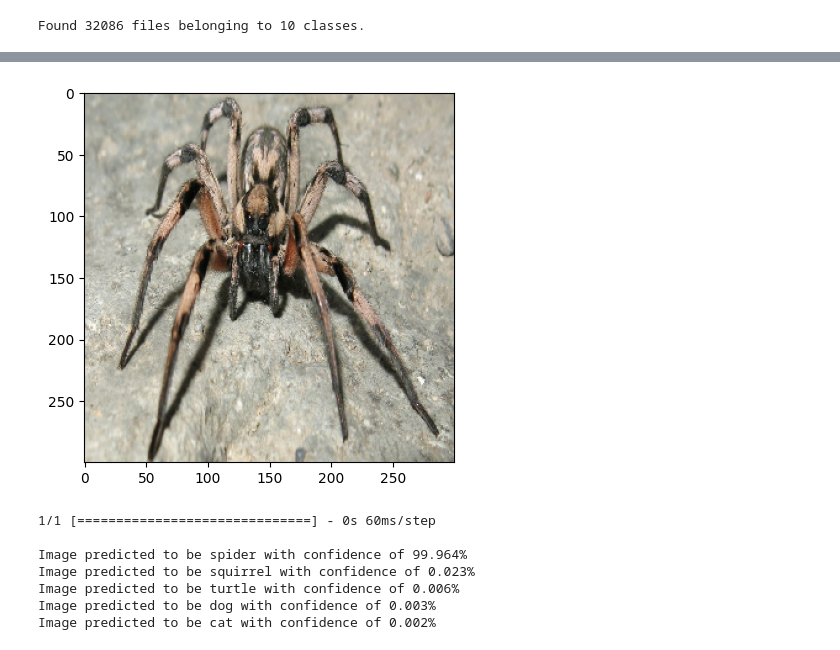
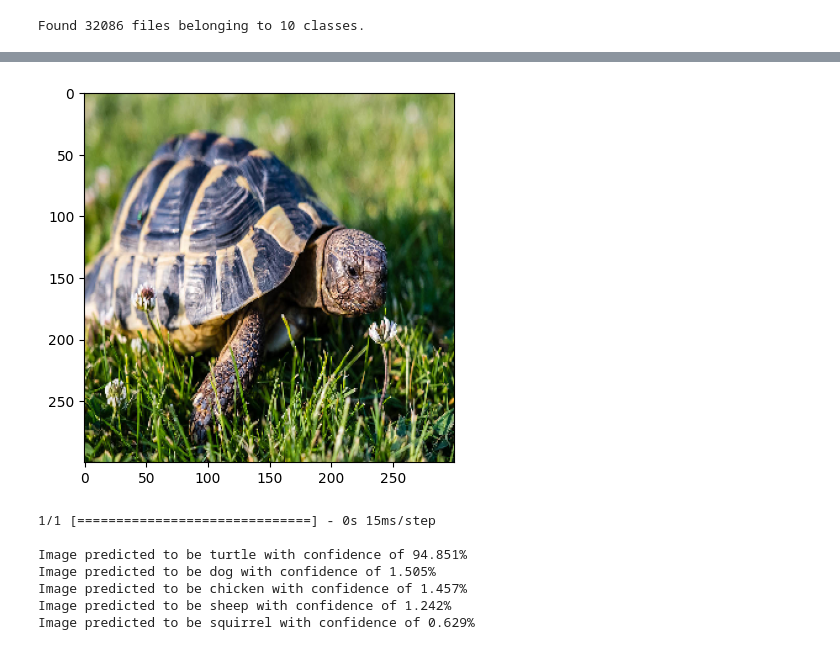
Before and after one commit to HahnFabian/CNN, a Jupyter notebook: Models/Testing_Models.ipynb, the cells around one changed output, grey strips where cells are left out. Cells and saved outputs as stored; diff of their text form; code cells hidden in the pictures.

```diff
--- a/Models/Testing_Models.ipynb
+++ b/Models/Testing_Models.ipynb
@@ -25,0 +26,3 @@ model = tf.keras.models.load_model("/Users/maxi/Library/CloudStorage/OneDrive-Pe
+# %%
+#Import pretrained cnn
+model = tf.keras.models.load_model("C:/Users/maxis/Desktop/Proseminar - CNN/Models/animals_10_69_val_accuracy.h5") #Change path with your path to pretrained model
@@ -26,27 +47,40 @@ model = tf.keras.models.load_model("/Users/maxi/Library/CloudStorage/OneDrive-Pe
+# %%
+def get_image_from_github(URL):
+    with urllib.request.urlopen(URL) as url:
+        img = tf.keras.preprocessing.image.load_img(BytesIO(url.read()), target_size=(300,300))
+    return tf.keras.preprocessing.image.img_to_array(img)
 # %%
-img = tf.keras.preprocessing.image.load_img("/Users/maxi/Library/CloudStorage/OneDrive-Persönlich/Universität/Semester 2/Proseminar KI/Images to test/spider1.jpeg", target_size=(300,300))
+#Generate predictions using new images
+img = r"https://raw.githubusercontent.com/hahnfabian/CNN/main/Images%20to%20test/turtle1.jpg" #Swap String to path from downloaded image or provide URL to image
 
-plt.imshow(img)
+try:
+    urllib.request.urlopen(img)
+    img = get_image_from_github(img)
+    plt.imshow(img.astype(np.uint8))
+except:
+    img = tf.keras.preprocessing.image.load_img(img, target_size=(300,300))
+    plt.imshow(img)
+
 plt.show()
 
 img = tf.keras.preprocessing.image.img_to_array(img)
 img = np.expand_dims(img, axis=0)
 
 prediction = model.predict(img)
 
 print()
 
 prediction_probabilities = tf.math.top_k(prediction, k=5)
 top_5_scores = prediction_probabilities.values.numpy().tolist()
 dict_class_entries = prediction_probabilities.indices.numpy().tolist()
 for label, confidence in zip(dict_class_entries[0], top_5_scores[0]):
     print(f"Image predicted to be {classes[label]} with confidence of {round(confidence*100, 3)}%")
 # %% [output]
-[figure, old version]
+[figure, new version]
-1/1 [==============================] - 0s 60ms/step
+1/1 [==============================] - 0s 15ms/step
 
-Image predicted to be spider with confidence of 99.964%
-Image predicted to be squirrel with confidence of 0.023%
-Image predicted to be turtle with confidence of 0.006%
-Image predicted to be dog with confidence of 0.003%
-Image predicted to be cat with confidence of 0.002%
+Image predicted to be turtle with confidence of 94.851%
+Image predicted to be dog with confidence of 1.505%
+Image predicted to be chicken with confidence of 1.457%
+Image predicted to be sheep with confidence of 1.242%
+Image predicted to be squirrel with confidence of 0.629%
```
Also changed, not shown: parts of 5 cells of this notebook.
